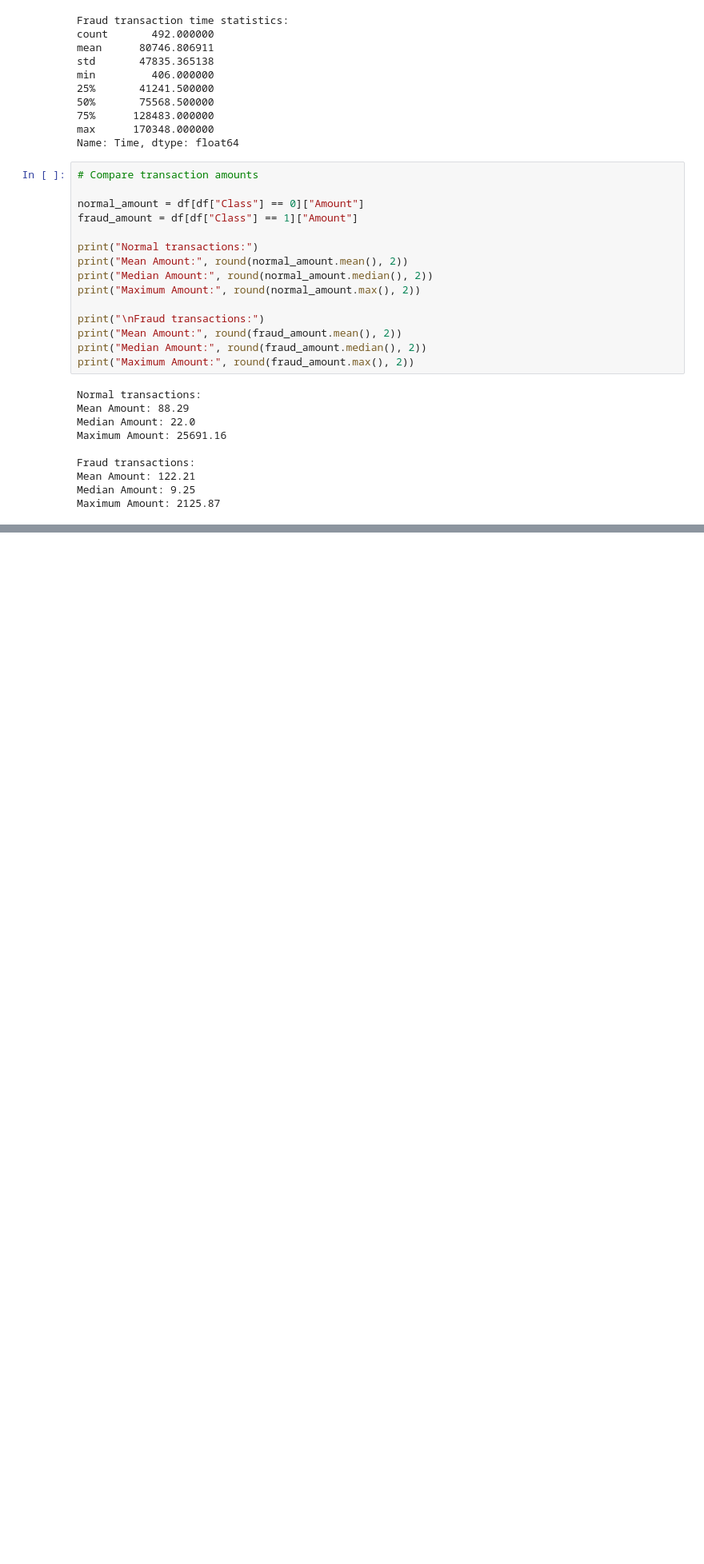
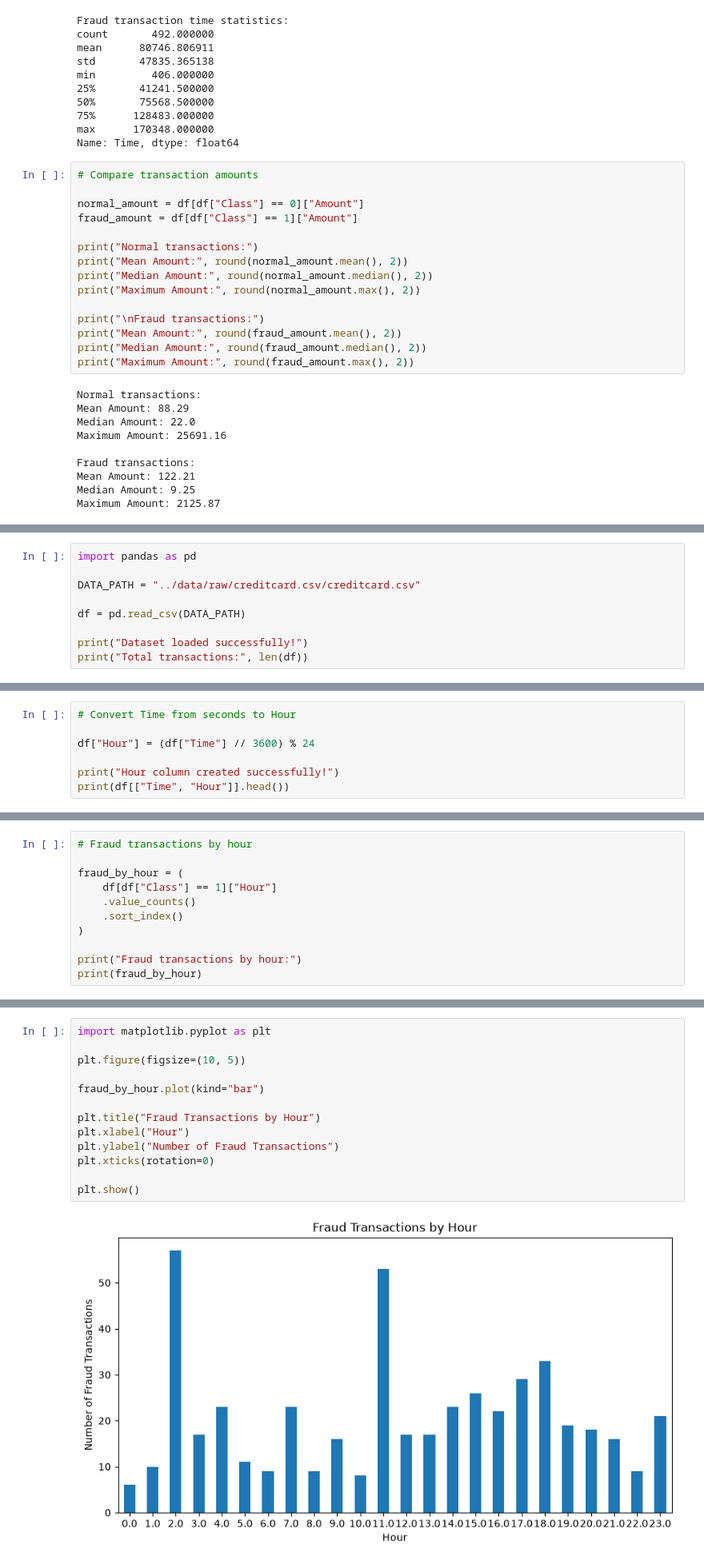
Before and after one commit to 9009594/real-time-financial-fraud-detection, a Jupyter notebook: notebooks/01_data_understanding.ipynb, the cells around one changed output, grey strips where cells are left out. Shown at 80% size. Drawn from its saved outputs; the diff is of its cells as text; blank space fills up the shorter version.

Commit message:
Analyze hourly transaction patterns

```diff
--- a/notebooks/01_data_understanding.ipynb
+++ b/notebooks/01_data_understanding.ipynb
@@ -335,0 +353,9 @@ Maximum Amount: 2125.87
+# %%
+import pandas as pd
+
+DATA_PATH = "../data/raw/creditcard.csv/creditcard.csv"
+
+df = pd.read_csv(DATA_PATH)
+
+print("Dataset loaded successfully!")
+print("Total transactions:", len(df))
@@ -335,0 +415,7 @@ Maximum Amount: 2125.87
+# %%
+# Convert Time from seconds to Hour
+
+df["Hour"] = (df["Time"] // 3600) % 24
+
+print("Hour column created successfully!")
+print(df[["Time", "Hour"]].head())
@@ -335,0 +430,11 @@ Maximum Amount: 2125.87
+# %%
+# Fraud transactions by hour
+
+fraud_by_hour = (
+    df[df["Class"] == 1]["Hour"]
+    .value_counts()
+    .sort_index()
+)
+
+print("Fraud transactions by hour:")
+print(fraud_by_hour)
@@ -335,0 +459,15 @@ Maximum Amount: 2125.87
+# %%
+import matplotlib.pyplot as plt
+
+plt.figure(figsize=(10, 5))
+
+fraud_by_hour.plot(kind="bar")
+
+plt.title("Fraud Transactions by Hour")
+plt.xlabel("Hour")
+plt.ylabel("Number of Fraud Transactions")
+plt.xticks(rotation=0)
+
+plt.show()
+# %% [output]
+[figure, added]
```
Also changed, not shown: parts of 8 cells of this notebook.
